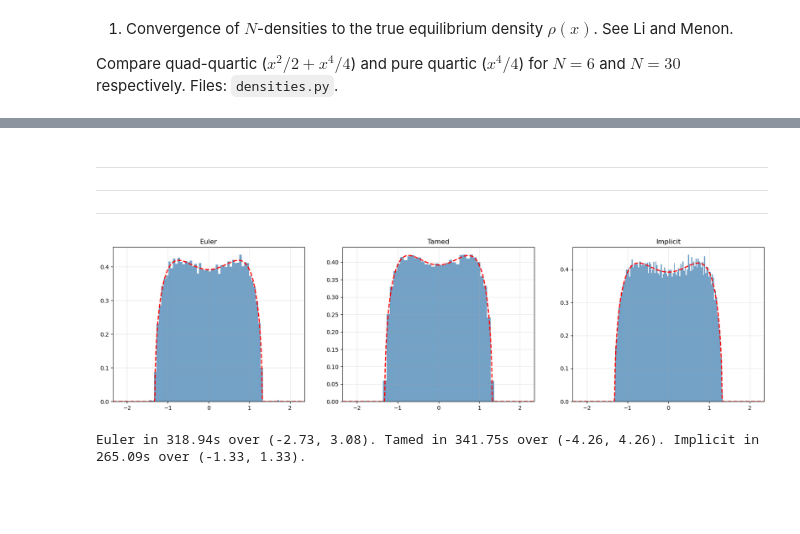
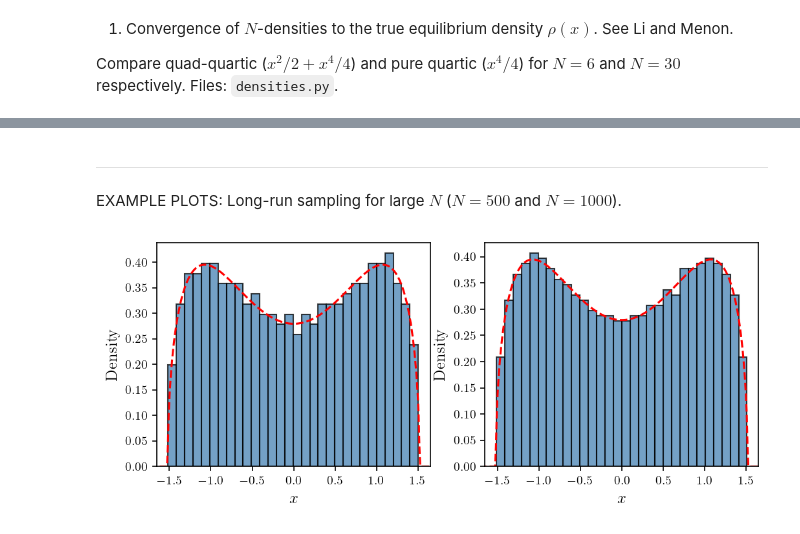
Before and after one commit to fredwdickinson/dissertation, a Jupyter notebook: code/main.ipynb, the cells around one changed output, grey strips where cells are left out. Cells and saved outputs as stored; diff of their text form; code cells hidden in the pictures; blank space fills up the shorter version.

```diff
--- a/code/main.ipynb
+++ b/code/main.ipynb
@@ -156,13 +110,31 @@ Euler in 161.03s over (-4.36, 3.63). Tamed in 174.76s over (-2.92, 3.02). Implic
-# %% [markdown]
----
----
----
-# %%
-N = 100; T = 3.0; num_trials = 200; potential = "quad-quartic";
-
-methods, results, infos = helpers.get_results(N, T, num_trials, potential)
-helpers.plot_results(potential, methods, results)
-print(*infos)
-# %% [output]
-[figure, removed]
-Euler in 318.94s over (-2.73, 3.08). Tamed in 341.75s over (-4.26, 4.26). Implicit in 265.09s over (-1.33, 1.33).
+# %% [markdown]
+---
+
+EXAMPLE PLOTS: Long-run sampling for large $N$ ($N = 500$ and $N = 1000$).
+# %%
+saved_data = np.load("data/long-simulations.npz")
+results = saved_data["n500t10"][0]; results2 = saved_data["n1000t5"][0]
+# %%
+s_vals = np.linspace(-2.5, 2.5, 500)
+density = densities.theoretical_density(s_vals, q = 0, g = 1)
+fig1, axes = plt.subplots(1, 2, figsize = (8, 3))
+ax1, ax2 = axes
+
+ax1.hist(results, bins = 30, density = True, color = "steelblue", edgecolor = "black", alpha = 0.75)
+ax1.plot(s_vals, density, 'r--')
+
+# fig2, ax2 = plt.subplots()
+ax2.hist(results2, bins = 30, density = True, color = "steelblue", edgecolor = "black", alpha = 0.75)
+ax2.plot(s_vals, density, "r--")
+
+for ax in [ax1, ax2]:
+    ax.set_xlim(-1.65, 1.65)
+    ax.set_ylabel("Density")
+    ax.set_xlabel(r"$x$")
+
+# fig1.savefig("figures/implicit-long-run-hists-N500.pdf", bbox_inches = "tight", dpi = 100, format = "pdf")
+# fig2.savefig("figures/implicit-long-run-hists-N1000.pdf", bbox_inches = "tight", dpi = 100, format = "pdf")
+
+plt.show()
+# %% [output]
+[figure, added]
```
Also changed, not shown: parts of 10 cells of this notebook, 2 other files.
